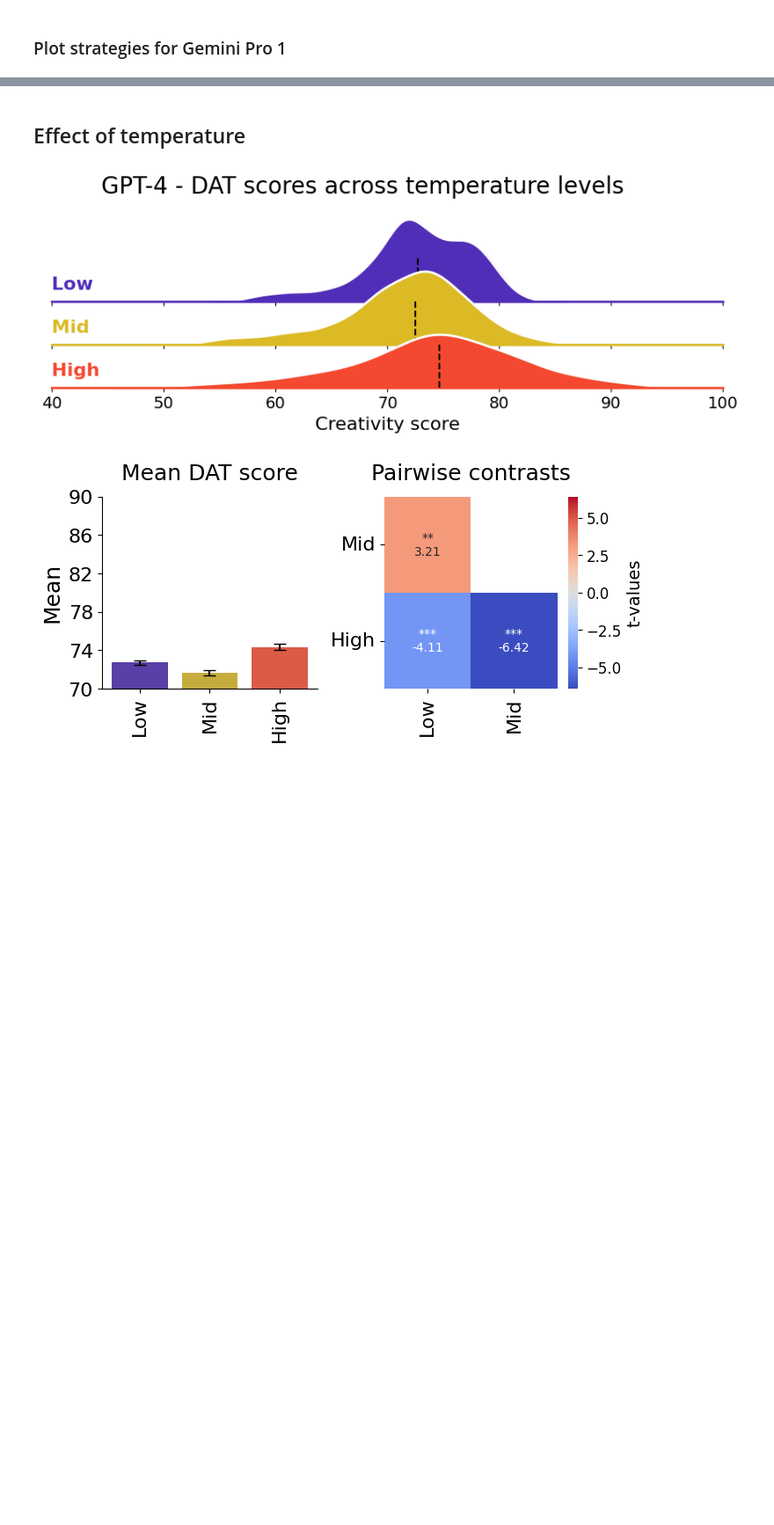
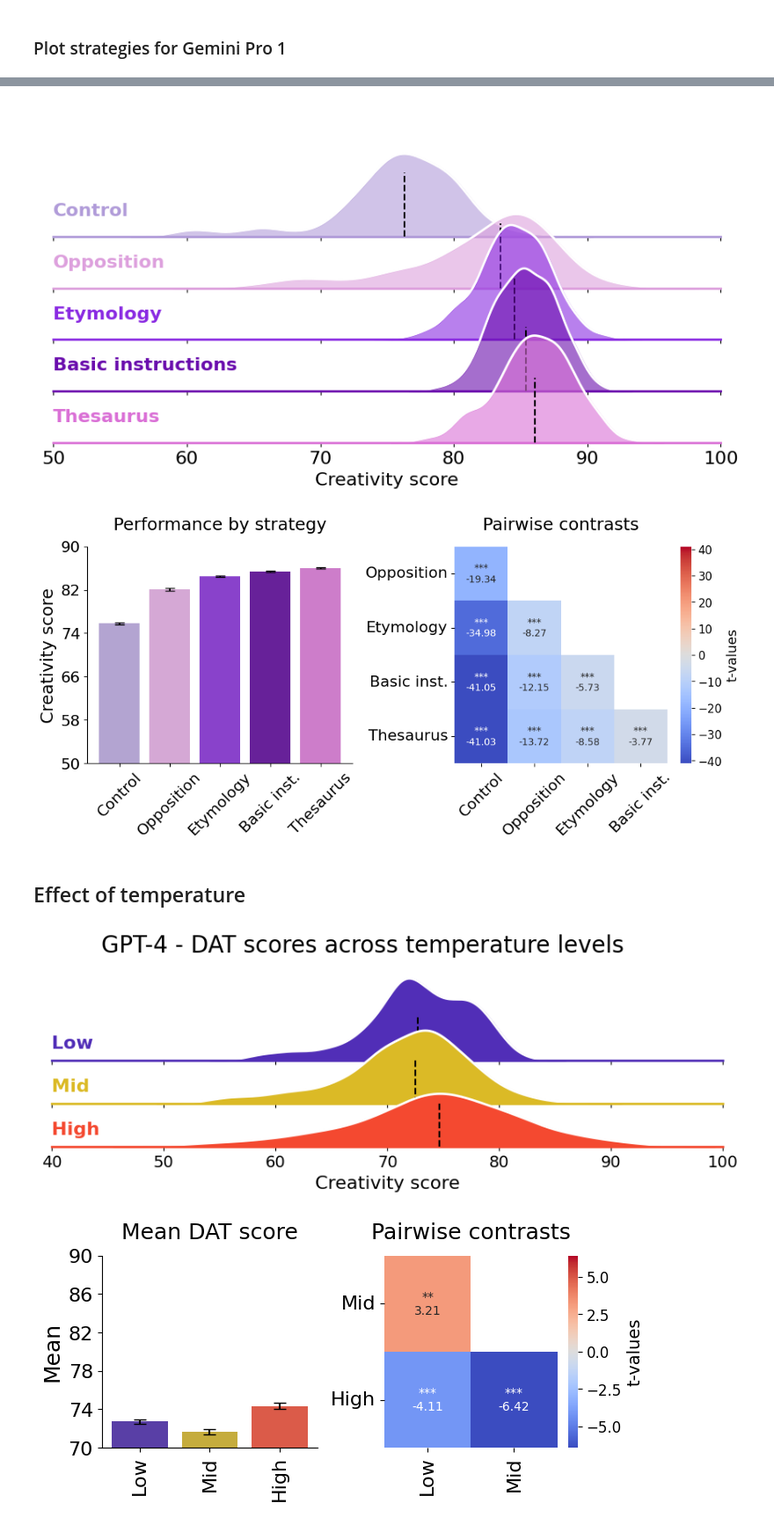
Before and after one commit to AntoineBellemare/DAT_GPT, a Jupyter notebook: notebook/dat_visualization.ipynb, the cells around one changed output, grey strips where cells are left out. Shown at 88% size. Drawn from its saved outputs; the diff is of its cells as text; code cells hidden in the pictures; blank space fills up the shorter version.

```diff
--- a/notebook/dat_visualization.ipynb
+++ b/notebook/dat_visualization.ipynb
@@ -467,7 +499,6 @@ def get_palette(model, order):
             'DAT': colors['GPT-3_mid_DAT'],
             'Control': colors['GPT-3_mid_control'],
             'Opposition': colors['GPT-3_mid_opp'],
-            'Random': colors['GPT-3_mid_rnd'],
             'Thesaurus': colors['GPT-3_mid_thes']
         },
         'GPT-4': {
@@ -484,6 +515,13 @@ def get_palette(model, order):
             'Opposition': colors['GeminiPro1_mid_opp'],
             'Thesaurus': colors['GeminiPro1_mid_thes']
         },
+        'Llama3.1': {
+            'Etymology': colors['Llama3.1_mid_ety'],
+            'Control': colors['Llama3.1_mid_control'],
+            'DAT': colors['Llama3.1_mid_DAT'],
+            'Opposition': colors['Llama3.1_mid_opp'],
+            'Thesaurus': colors['Llama3.1_mid_thes']
+        },
     }
 
     return [color_map[model][strategy] for strategy in order]
@@ -694,3 +732,69 @@ create_heatmap(mean_conf, 'Strategy', tvals_table=tvals,
+# %%
+gpt = "Llama3.1"
+
+df = results_df.loc[(results_df['Model'] == gpt) & (results_df['Temperature'] == 'Mid')]
+df['Strategy'] = df['Strategy'].replace({'Original instructions': 'DAT'})
+df = df.groupby('Strategy').apply(lambda x: x[np.abs(x['Score'] - x['Score'].mean()) <= 3 * x['Score'].std()]).reset_index(drop=True)
+df = df.groupby('Strategy').apply(lambda x: x.sample(min(len(x), 500), random_state=42)).reset_index(drop=True)
+df = df[df['Strategy'] != 'Random']
+# change strategy DAT for Basic Instructions
+
+order = df.groupby('Strategy')['Score'].mean().sort_values(ascending=True).index
+pal_order = get_palette(gpt, order)
+df['Strategy'] = df['Strategy'].replace({'DAT': 'Basic instructions'})
+order = df.groupby('Strategy')['Score'].mean().sort_values(ascending=True).index
+
+
+# Initialize the FacetGrid gpt
+g = sns.FacetGrid(df,row="Strategy", hue="Strategy", aspect=9,
+                  height=1,row_order=order, palette=pal_order, hue_order=order)
+for ax in g.axes.flat:
+    ax.set_facecolor('none')
+# Draw the densities in a few steps
+g.map(sns.kdeplot, "Score",
+      bw_adjust=1, clip_on=False,
+      fill=True, alpha=.6, linewidth=1.5)
+g.map(sns.kdeplot, "Score", clip_on=False, color="w", lw=2, bw_adjust=1)
+
+# passing color=None to refline() uses the hue mapping
+g.refline(y=0, linewidth=2, linestyle="-", color=None, clip_on=False)
+
+
+# Define and use a simple function to label the plot in axes coordinates
+def label(x, color, label):
+      ax = plt.gca()
+      ax.text(0, .2, f"{label}", fontweight="bold", color=color,
+                  ha="left", va="center", transform=ax.transAxes, fontsize=16)
+g.map(label, "Score")
+
+df['Strategy'] = df['Strategy'].replace({'Basic instructions': 'Basic inst.'})
+# replace Basic instructions with Basic inst. in order list
+order = [x if x != 'Basic instructions' else 'Basic inst.' for x in order]
+
+# Add vertical lines for mean and confidence intervals
+mean_conf, pvals, tvals = analyze_results(df, 'Strategy', order=order)
+for ax, model in zip(g.axes.flat, order):
+      ax.axvline(mean_conf[mean_conf['Strategy'] == model]['median'].values[0], color='black', linestyle='--', ymin=0, ymax=0.5)
+for ax in g.axes.flat:
+    ax.set_xlabel('Creativity score', fontsize=16)
+    for label in ax.get_xticklabels():
+        label.set_fontsize(16)
+# Set the subplots to overlap
+g.figure.subplots_adjust(hspace=-.6)
+
+# Remove axes details that don't play well with overlap
+g.set_titles("")
+g.set(yticks=[], ylabel="")
+g.set(xlim=(50, 100))
+g.despine(bottom=True, left=True)
+g.savefig('figures/Llama3.1_strategy_final_kde.png', dpi=300)
+
+create_heatmap(mean_conf, 'Strategy', tvals_table=tvals,
+            pvals_table=pvals, order=order, pal=pal_order, color_order=pal_order, large=(10.5, 5), xlim=(50, 90),
+            save='figures/Llama3.1_strategy_final', rotation=45, title_name='Performance by strategy', axis_name='Creativity score')
+# %% [output]
+[figure, added]
+[figure, added]
 # %% [markdown]
 ## Effect of temperature
 # %%
```
Also changed, not shown: parts of 12 cells of this notebook, 19 other files.
